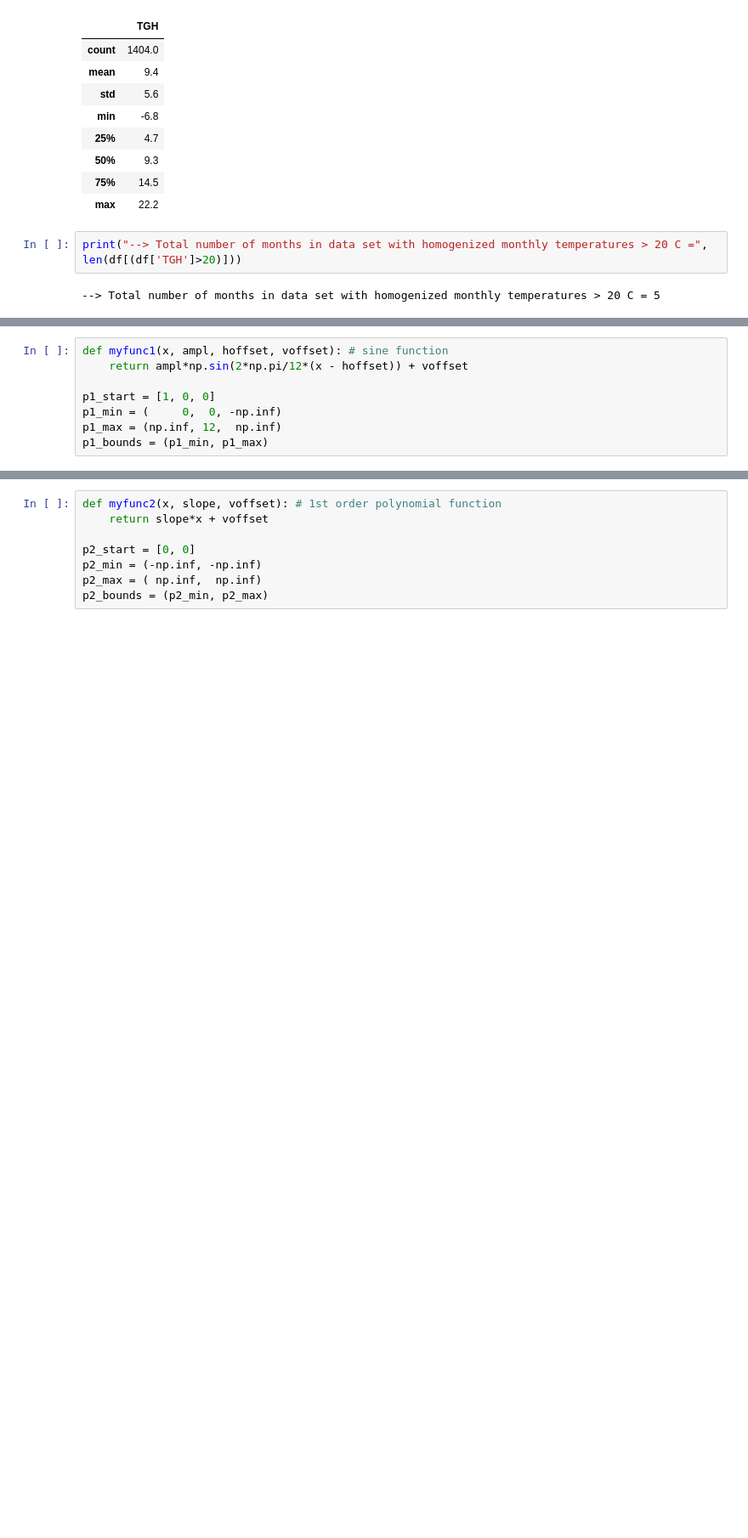
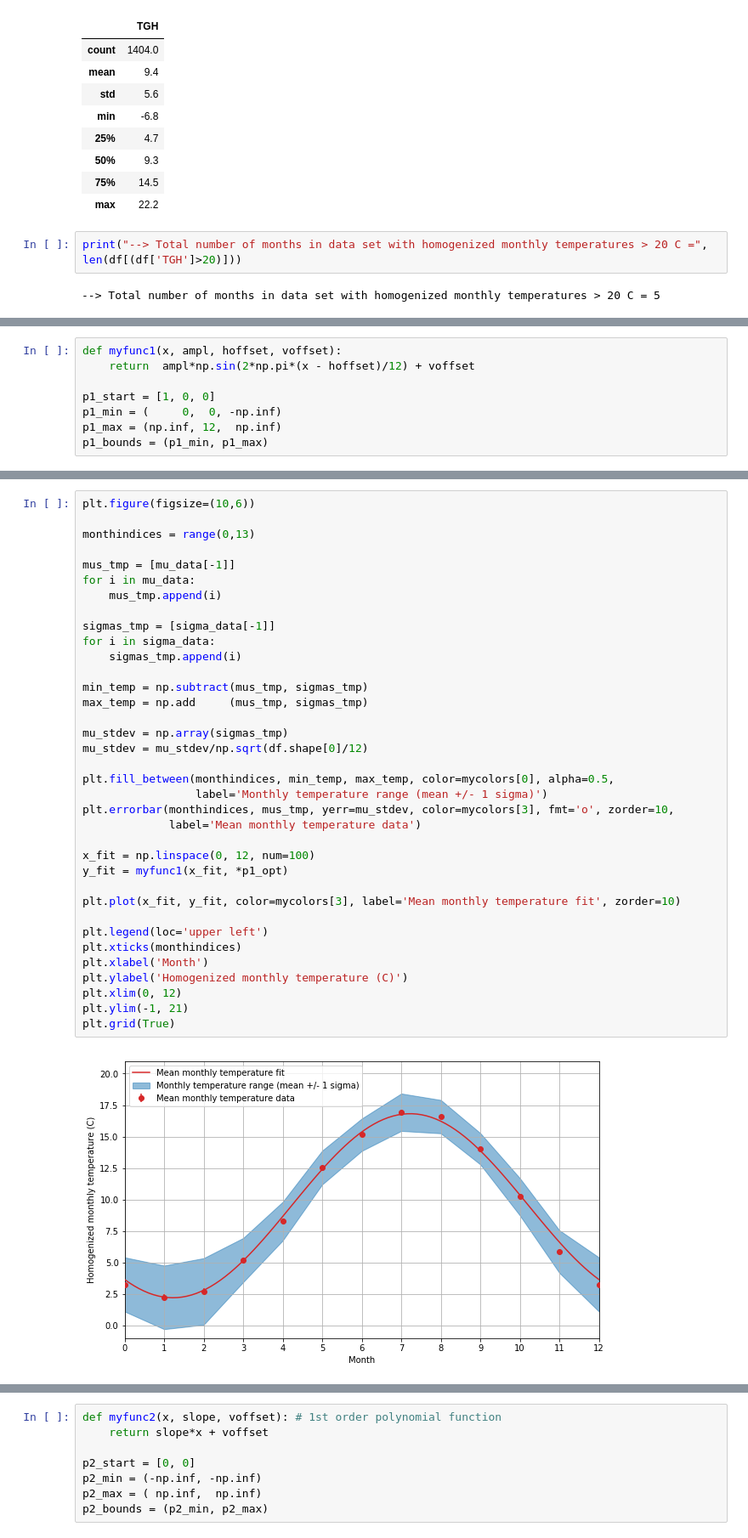
Before and after one commit to gmalim/meteorological_analysis, a Jupyter notebook: temperature_analysis.ipynb, the cells around one changed output, grey strips where cells are left out. Shown at 85% size. Drawn from its saved outputs; the diff is of its cells as text; blank space fills up the shorter version.

```diff
--- a/temperature_analysis.ipynb
+++ b/temperature_analysis.ipynb
@@ -220,6 +225,6 @@ y_data_jul = df_jul.TGH
 # %%
-def myfunc1(x, ampl, hoffset, voffset): # sine function
-    return ampl*np.sin(2*np.pi/12*(x - hoffset)) + voffset
+def myfunc1(x, ampl, hoffset, voffset):
+    return  ampl*np.sin(2*np.pi*(x - hoffset)/12) + voffset
 
 p1_start = [1, 0, 0]
 p1_min = (     0,  0, -np.inf)
@@ -227,0 +275,38 @@ p1_bounds = (p1_min, p1_max)
+# %%
+plt.figure(figsize=(10,6))
+
+monthindices = range(0,13)
+
+mus_tmp = [mu_data[-1]]
+for i in mu_data:
+    mus_tmp.append(i)
+
+sigmas_tmp = [sigma_data[-1]]
+for i in sigma_data:
+    sigmas_tmp.append(i)
+
+min_temp = np.subtract(mus_tmp, sigmas_tmp)
+max_temp = np.add     (mus_tmp, sigmas_tmp)
+
+mu_stdev = np.array(sigmas_tmp)
+mu_stdev = mu_stdev/np.sqrt(df.shape[0]/12)
+
+plt.fill_between(monthindices, min_temp, max_temp, color=mycolors[0], alpha=0.5,
+                 label='Monthly temperature range (mean +/- 1 sigma)')
+plt.errorbar(monthindices, mus_tmp, yerr=mu_stdev, color=mycolors[3], fmt='o', zorder=10,
+             label='Mean monthly temperature data')
+
+x_fit = np.linspace(0, 12, num=100)
+y_fit = myfunc1(x_fit, *p1_opt)
+
+plt.plot(x_fit, y_fit, color=mycolors[3], label='Mean monthly temperature fit', zorder=10)
+
+plt.legend(loc='upper left')
+plt.xticks(monthindices)
+plt.xlabel('Month')
+plt.ylabel('Homogenized monthly temperature (C)')
+plt.xlim(0, 12)
+plt.ylim(-1, 21)
+plt.grid(True)
+# %% [output]
+[figure, added]
```
Also changed, not shown: parts of 48 cells of this notebook.
